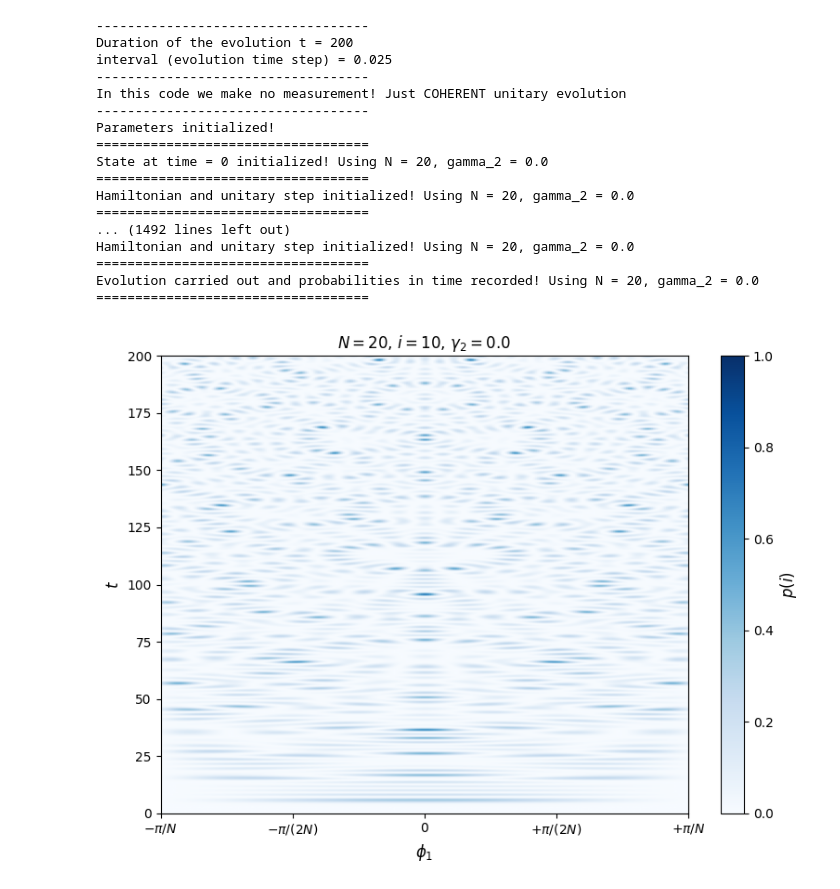
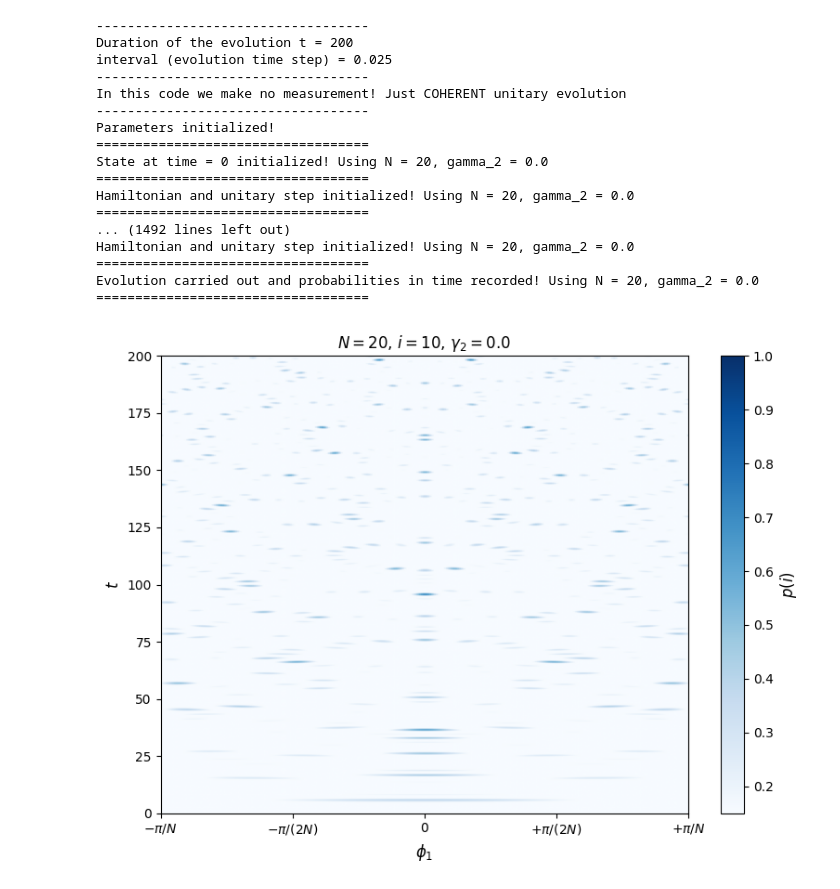
Before and after one commit to Carini108/thesis_PBC, a Jupyter notebook: Desktop/tesi_PBC/09_thr_unitary_phi1.ipynb, the cells around one changed output. Saved outputs shown, nothing was run; the diff lists cells and outputs as text; code cells hidden in the pictures.

```diff
--- a/Desktop/tesi_PBC/09_thr_unitary_phi1.ipynb
+++ b/Desktop/tesi_PBC/09_thr_unitary_phi1.ipynb
@@ -194,15 +194,16 @@ im = plt.imshow(
     origin='lower',
     aspect='auto',
     cmap='Blues',
+    vmin=0.15,
     vmax=1.0
 )
 
-plt.xlabel(f'$\phi_1$', fontsize=12)
+plt.xlabel(rf'$\phi_1$', fontsize=12)
 plt.ylabel(f'$t$', fontsize=12)
-plt.title(f'$N = {num_sites}$, $i = {target_site}$, $\gamma_2 = {gamma_2}$', fontsize=12)
+plt.title(rf'$N = {num_sites}$, $i = {target_site}$, $\gamma_2 = {gamma_2}$', fontsize=12)
 
 ticks = [-np.pi/num_sites, -0.5*np.pi/num_sites, 0, 0.5*np.pi/num_sites , np.pi/num_sites]
-tick_labels = [f'$-\pi/N$', f'$-\pi/(2N)$', f'$0$', f'$+\pi/(2N)$', f'$+\pi/N$']
+tick_labels = [rf'$-\pi/N$', rf'$-\pi/(2N)$', f'$0$', rf'$+\pi/(2N)$', rf'$+\pi/N$']
 plt.xticks(ticks,tick_labels)
 
 cbar = plt.colorbar(im)
@@ -220,32 +221,32 @@ plt.show()
 
 max_prob = np.max(p_delta_grid) # look for the max
 max_time_idx, max_phi_idx = np.unravel_index(np.argmax(p_delta_grid),p_delta_grid.shape) # look for the time and the phase that optimize the probability
 
 # conversion
 max_time_val = max_time_idx * interval
 max_phi_val = phi_values[max_phi_idx]
 
 data_filename = filename+'.txt'
 with open(data_filename, 'w') as f:
     f.write(f"Maximum probability to be at site {target_site}: {max_prob}\n")
     f.write(f"Total evolution time T: {t}\n")
-    f.write(f"Optimal parameters: \phi_1 = {max_phi_val}, time = {max_time_val}\n")
+    f.write(rf"Optimal parameters: \phi_1 = {max_phi_val}, time = {max_time_val}\n")
 # %% [output]
 -----------------------------------
 Duration of the evolution t = 200
 interval (evolution time step) = 0.025
 -----------------------------------
 In this code we make no measurement! Just COHERENT unitary evolution
 -----------------------------------
 Parameters initialized!
 ===================================
 State at time = 0 initialized! Using N = 20, gamma_2 = 0.0
 ===================================
 Hamiltonian and unitary step initialized! Using N = 20, gamma_2 = 0.0
 ===================================
 ... (1492 lines left out)
 Hamiltonian and unitary step initialized! Using N = 20, gamma_2 = 0.0
 ===================================
 Evolution carried out and probabilities in time recorded! Using N = 20, gamma_2 = 0.0
 ===================================
-[figure, old version]
+[figure, new version]
```
Also changed, not shown: 19 other files.
